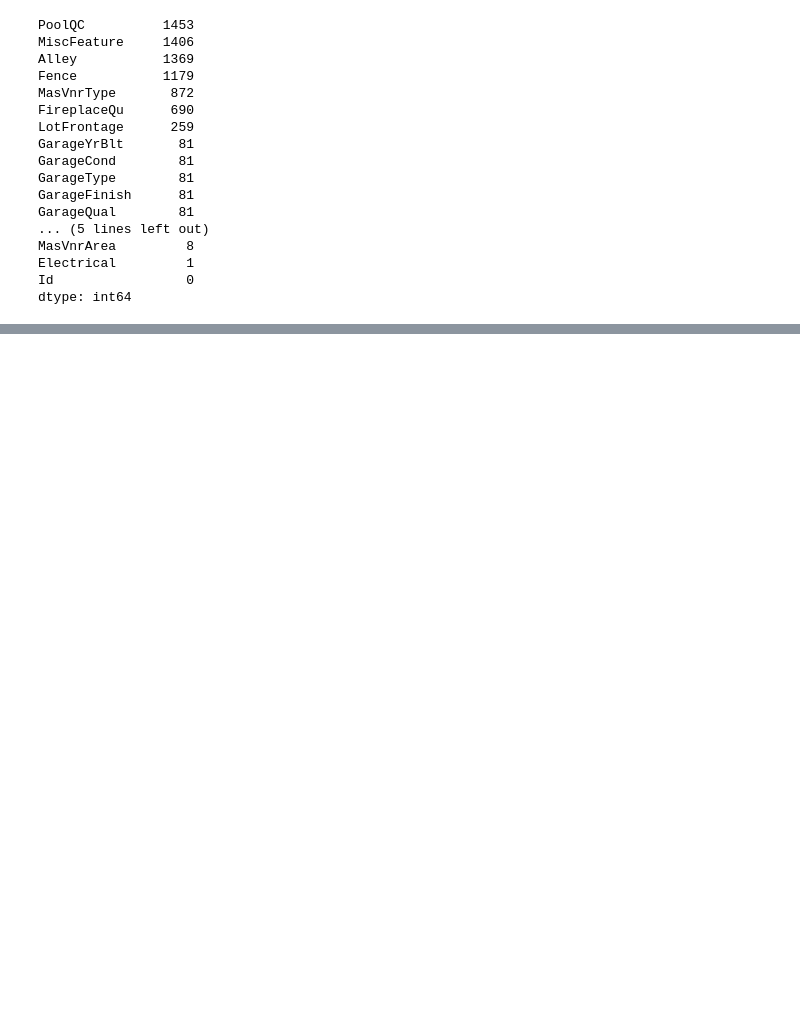
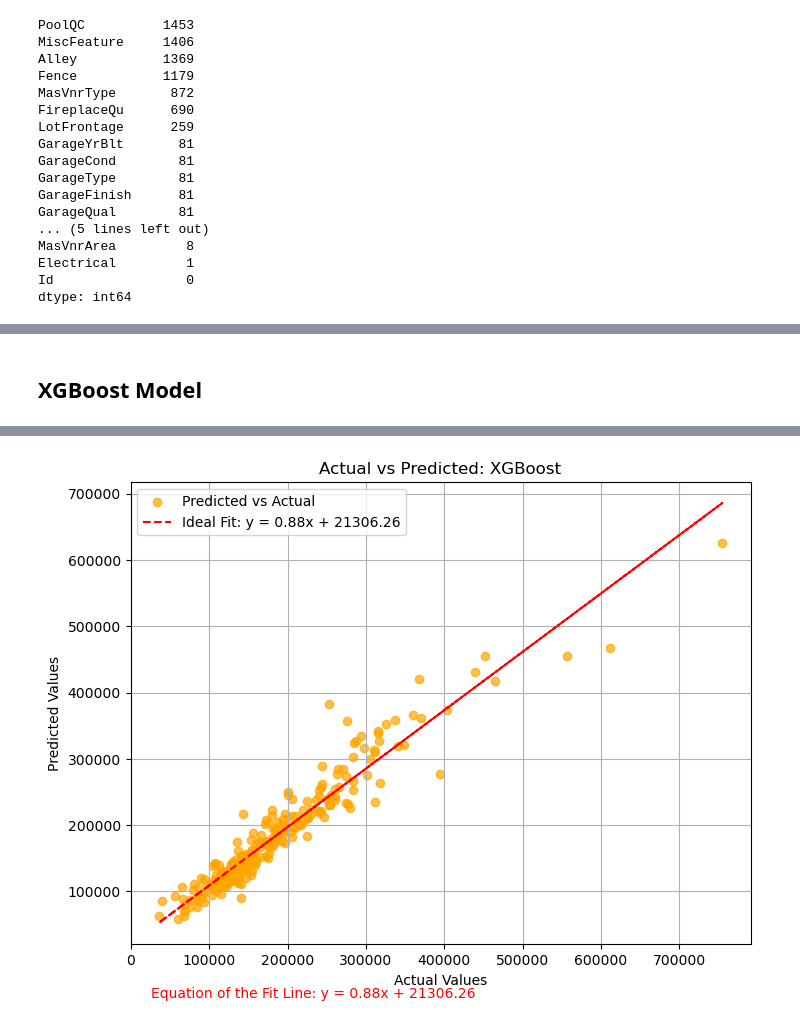
Before and after one commit to shanezorz/DataScience_ProjectThree, a Jupyter notebook: DataMining_ProjectThree.ipynb, the cells around one changed output, grey strips where cells are left out. Saved outputs shown, nothing was run; the diff lists cells and outputs as text; code cells hidden in the pictures; blank space fills up the shorter version.

```diff
--- a/DataMining_ProjectThree.ipynb
+++ b/DataMining_ProjectThree.ipynb
@@ -174,0 +384,79 @@ The linear regression model provides valuable insights and serves as a solid bas
+# %% [markdown]
+## **XGBoost Model**
+# %%
+# Initialize XGBoost Regressor
+xgb_model = XGBRegressor(random_state=42)
+
+# Perform hyperparameter tuning using GridSearchCV
+param_grid = {
+    'n_estimators': [100, 200],  # Test multiple values to evaluate the impact of additional trees
+    'max_depth': [3, 5],         # Include shallow and moderately deep trees to balance complexity
+    'learning_rate': [0.05, 0.1], # Test lower learning rates for more gradual adjustments
+    'subsample': [0.8, 1.0]       # Test full and partial subsampling to evaluate its effects
+}
+
+grid_search = GridSearchCV(
+    estimator=xgb_model,
+    param_grid=param_grid,
+    cv=3,  # Cross-validation folds to evaluate generalization performance
+    scoring='neg_mean_squared_error',  # Using MSE for RMSE calculation
+    n_jobs=-1,  # Utilize all available processing cores for faster execution
+    verbose=2  # Higher verbosity to provide detailed updates during execution
+)
+
+# Fit the model using raw imputed data
+grid_search.fit(X_train_rf_sub, y_train_rf_sub)  # Use raw imputed data for training
+
+# Get the best estimator from GridSearchCV
+best_xgb_model = grid_search.best_estimator_
+print("Best Hyperparameters:", grid_search.best_params_)  # Print selected hyperparameters
+
+# Validate the model using raw validation data
+y_pred_xgb = best_xgb_model.predict(X_valid_rf)  # Use the corresponding validation set
+rmse_xgb = np.sqrt(mean_squared_error(y_valid_rf, y_pred_xgb))  # Calculate RMSE
+print("XGBoost Validation RMSE:", rmse_xgb)
+
+# Perform cross-validation to evaluate the model performance
+cv_scores_xgb = cross_val_score(
+    best_xgb_model,
+    X_train_rf,  # Use raw imputed training data
+    y_train,
+    cv=3,  # Reduced folds for faster processing
+    scoring='neg_mean_squared_error'  # Using MSE for RMSE calculation
+)
+print("XGBoost Cross-validation RMSE:", np.sqrt(-cv_scores_xgb.mean()))  # Convert negative MSE to RMSE
+
+# Make predictions on the test set using raw test data
+y_test_pred_xgb = best_xgb_model.predict(X_test_rf)  # Use raw imputed test data for predictions
+
+# Create a submission file
+submission = pd.DataFrame({'Id': test_df['Id'], 'SalePrice': y_test_pred_xgb})
+submission.to_csv('XGB_submission.csv', index=False)
+
+print("XGBoost submission file saved!")
+
+# Calculate the line equation for Actual vs Predicted
+actual = np.array(y_valid_rf).reshape(-1, 1)  # Actual values reshaped
+predicted = np.array(y_pred_xgb).reshape(-1, 1)  # Predicted values reshaped
+
+# Fit linear regression model to compute the slope and intercept
+line_model = LinearRegression()
+line_model.fit(actual, predicted)
+m = line_model.coef_[0][0]  # Slope
+b = line_model.intercept_[0]  # Intercept
+
+# Scatter plot for Actual vs Predicted values
+plt.figure(figsize=(8, 6))
+plt.scatter(y_valid_rf, y_pred_xgb, alpha=0.7, color='orange', label='Predicted vs Actual')
+plt.plot(y_valid_rf, m * y_valid_rf + b, color='red', linestyle='--', label=f'Ideal Fit: y = {m:.2f}x + {b:.2f}')
+plt.title('Actual vs Predicted: XGBoost')
+plt.xlabel('Actual Values')
+plt.ylabel('Predicted Values')
+plt.legend()
+plt.grid(True)
+
+# Display the equation below the graph
+plt.figtext(0.15, 0.02, f"Equation of the Fit Line: y = {m:.2f}x + {b:.2f}", fontsize=10, color='red')
+
+plt.show()
+# %% [output]
@@ -174,0 +468 @@ The linear regression model provides valuable insights and serves as a solid bas
+[figure, added]
```
Also changed, not shown: parts of 18 cells of this notebook.
